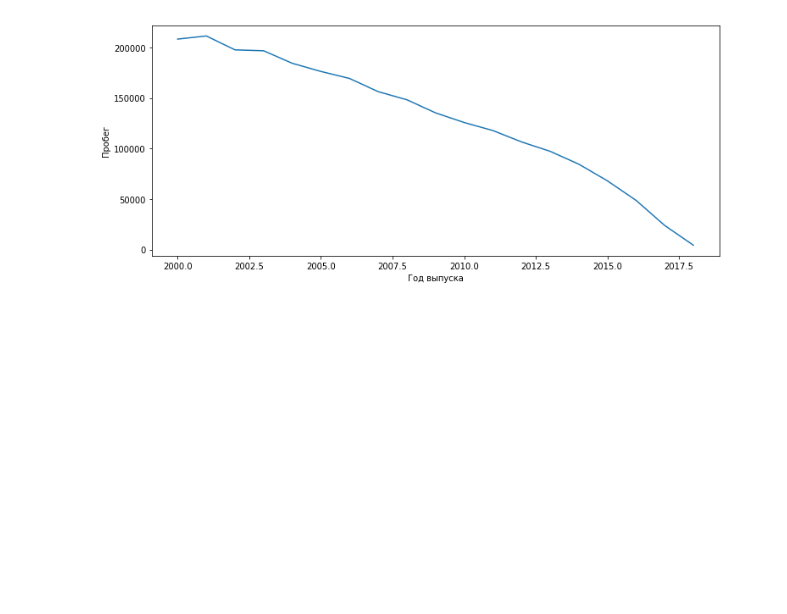
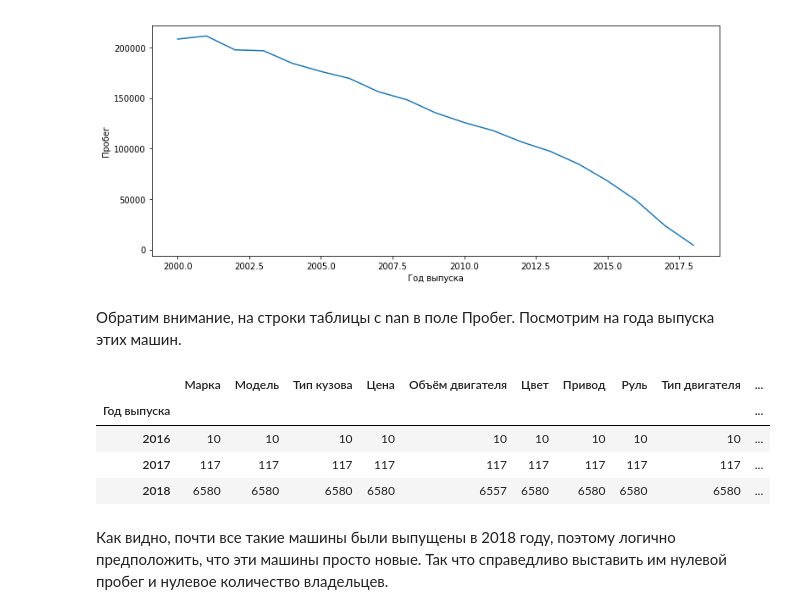
Before and after one commit to krabchuk/technosphere_bigdata_project, a Jupyter notebook: report.ipynb, the cells around one changed output. Drawn from its saved outputs; the diff is of its cells as text; code cells hidden in the pictures; blank space fills up the shorter version.

```diff
--- a/report.ipynb
+++ b/report.ipynb
@@ -195,3 +195,16 @@ ax.set_ylabel('Пробег')
 # %% [output]
 Text(0,0.5,'Пробег')
 [figure]
+# %% [markdown]
+Обратим внимание, на строки таблицы с nan в поле Пробег. Посмотрим на года выпуска этих машин.
+# %%
+nans = data.Пробег.isnull()
+data[nans].groupby(['Год выпуска']).count()
+# %% [output]
+|  | Марка | Модель | Тип кузова | Цена | Объём двигателя | Цвет | Привод | Руль | Тип двигателя | ... |
+| Год выпуска |  |  |  |  |  |  |  |  |  | ... |
+| 2016 | 10 | 10 | 10 | 10 | 10 | 10 | 10 | 10 | 10 | ... |
+| 2017 | 117 | 117 | 117 | 117 | 117 | 117 | 117 | 117 | 117 | ... |
+| 2018 | 6580 | 6580 | 6580 | 6580 | 6557 | 6580 | 6580 | 6580 | 6580 | ... |
+# %% [markdown]
+Как видно, почти все такие машины были выпущены в 2018 году, поэтому логично предположить, что эти машины просто новые. Так что справедливо выставить им нулевой пробег и нулевое количество владельцев.
```
Also changed, not shown: 1 other file.
